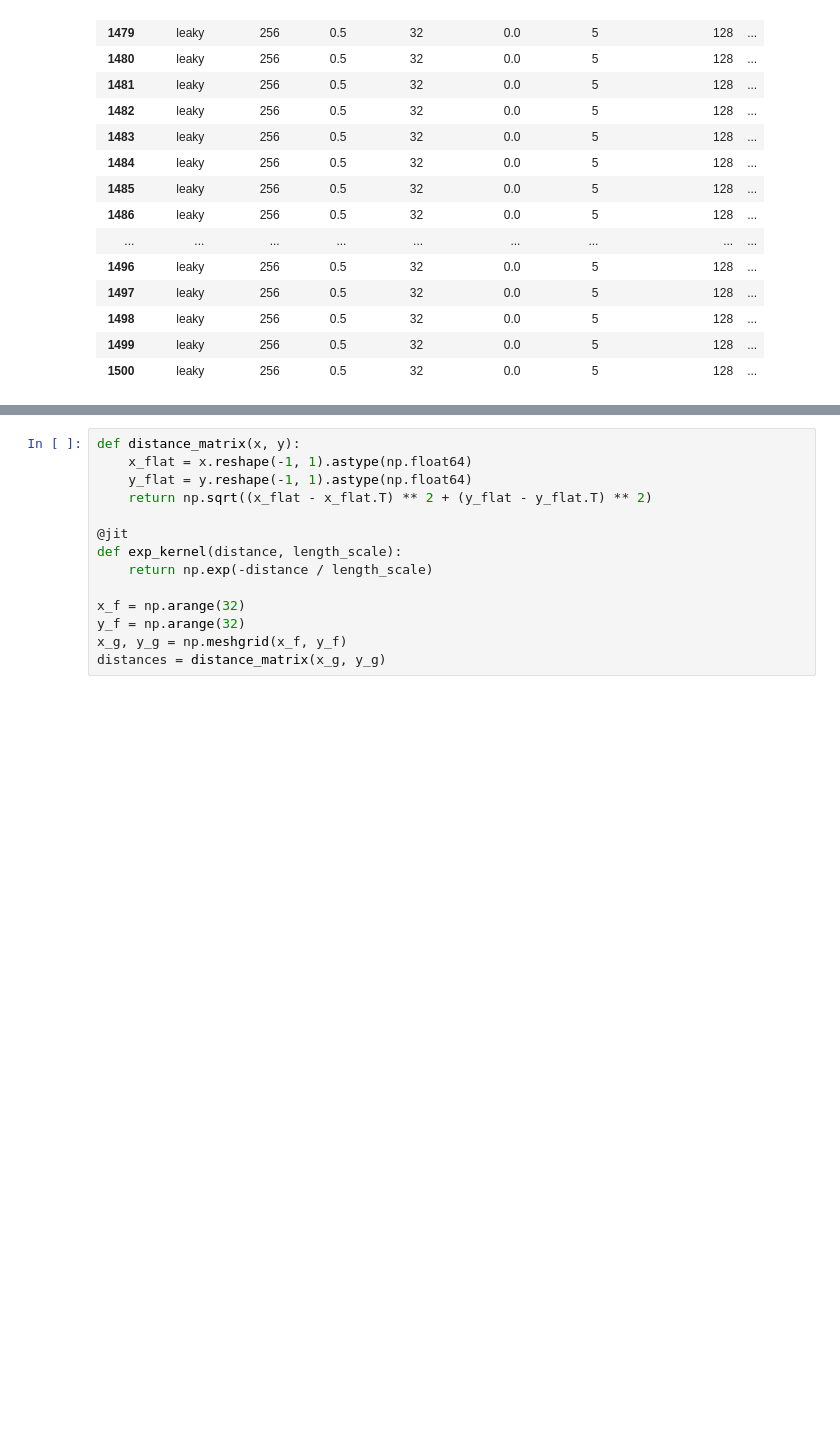
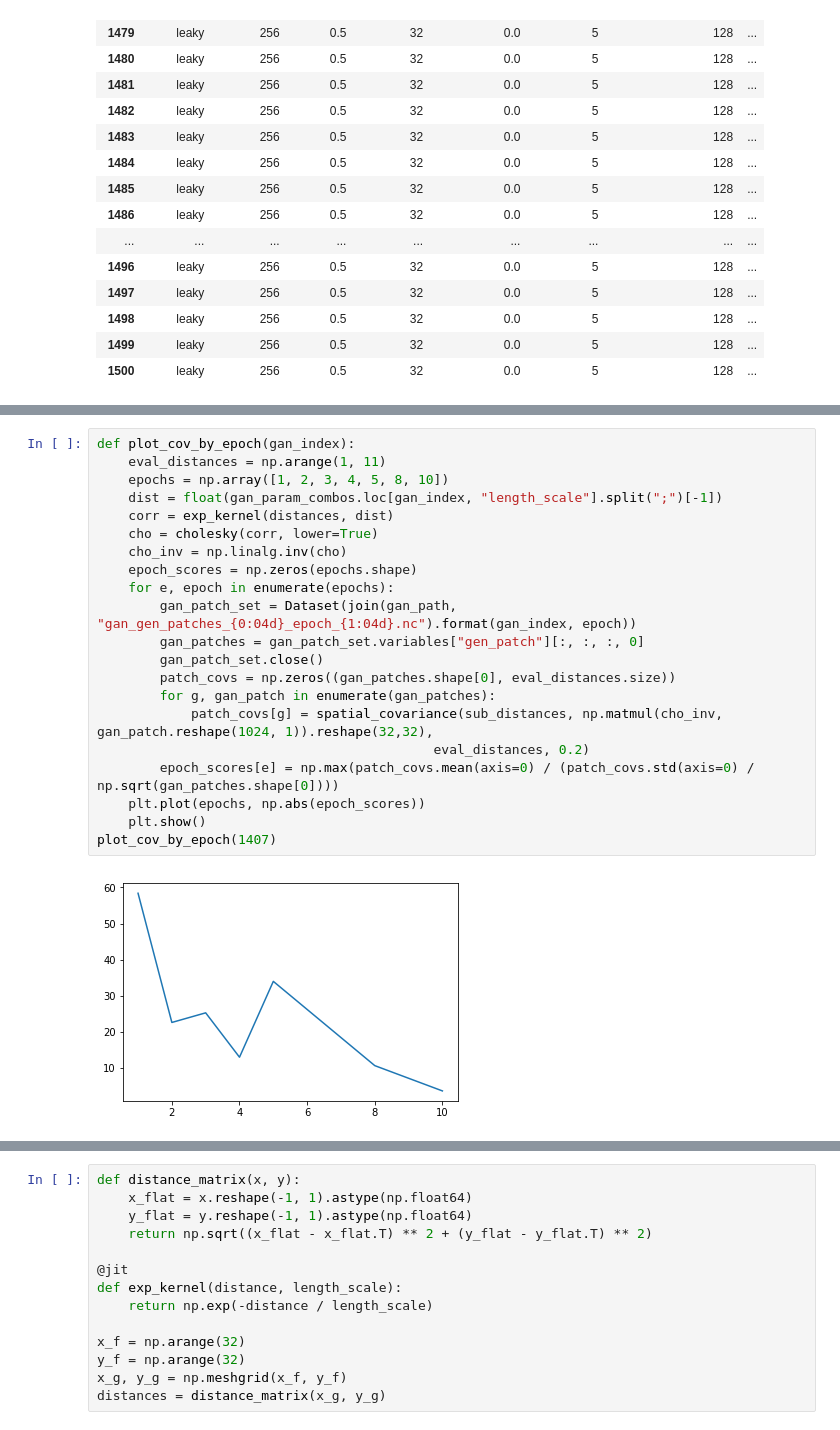
Before and after one commit to djgagne/deepsky, a Jupyter notebook: notebooks/SpatialRandomGANs.ipynb, the cells around one changed output, grey strips where cells are left out. Saved outputs shown, nothing was run; the diff lists cells and outputs as text; blank space fills up the shorter version.

```diff
--- a/notebooks/SpatialRandomGANs.ipynb
+++ b/notebooks/SpatialRandomGANs.ipynb
@@ -93,3 +134,26 @@ Name: 77, dtype: object
+# %%
+def plot_cov_by_epoch(gan_index):
+    eval_distances = np.arange(1, 11)
+    epochs = np.array([1, 2, 3, 4, 5, 8, 10])
+    dist = float(gan_param_combos.loc[gan_index, "length_scale"].split(";")[-1])
+    corr = exp_kernel(distances, dist)
+    cho = cholesky(corr, lower=True)
+    cho_inv = np.linalg.inv(cho)
+    epoch_scores = np.zeros(epochs.shape)
+    for e, epoch in enumerate(epochs):
+        gan_patch_set = Dataset(join(gan_path, "gan_gen_patches_{0:04d}_epoch_{1:04d}.nc").format(gan_index, epoch))
+        gan_patches = gan_patch_set.variables["gen_patch"][:, :, :, 0]
+        gan_patch_set.close()
+        patch_covs = np.zeros((gan_patches.shape[0], eval_distances.size))
+        for g, gan_patch in enumerate(gan_patches):
+            patch_covs[g] = spatial_covariance(sub_distances, np.matmul(cho_inv, gan_patch.reshape(1024, 1)).reshape(32,32),
+                                           eval_distances, 0.2)
+        epoch_scores[e] = np.max(patch_covs.mean(axis=0) / (patch_covs.std(axis=0) / np.sqrt(gan_patches.shape[0])))
+    plt.plot(epochs, np.abs(epoch_scores))
+    plt.show()
+plot_cov_by_epoch(1407)
+# %% [output]
+[figure, added]
 # %%
 gan_index = 3
 epoch = 10
```
Also changed, not shown: parts of 37 cells of this notebook, 2 other files.
